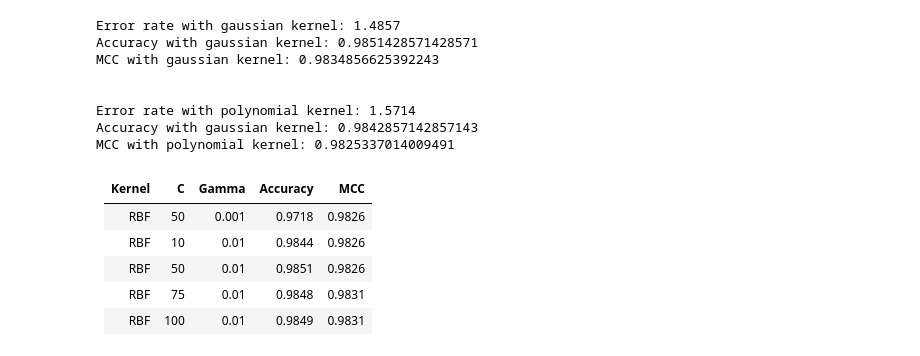
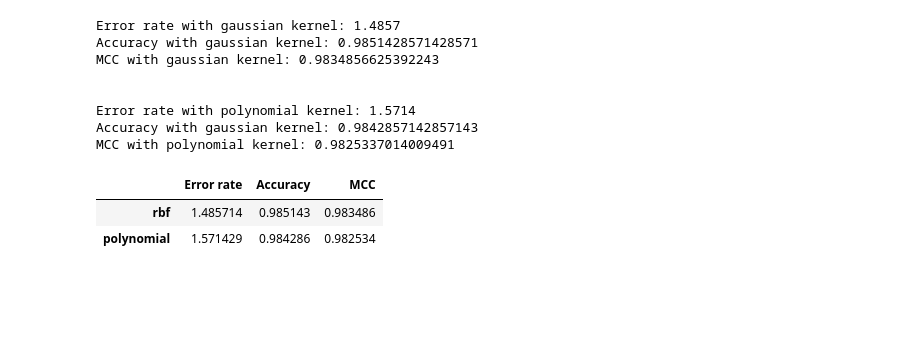
Before and after one commit to matteobolner/AML_Basic, a Jupyter notebook: AML.ipynb, the cells around one changed output. Cells and saved outputs as stored; diff of their text form; code cells hidden in the pictures; blank space fills up the shorter version.

```diff
--- a/AML.ipynb
+++ b/AML.ipynb
@@ -255,4 +243,13 @@ MCC with polynomial kernel: 0.9825337014009491
 # %%
 error_rates = [error_rate_rbf, error_rate_poly]
 accuracies = [accuracy_rbf, accuracy_poly]
 mccs = [mcc_rbf, mcc_poly]
+pd.DataFrame(
+    {'Error rate': error_rates,
+     'Accuracy': accuracies,
+     'MCC': mccs
+    }, index = ['rbf', 'polynomial'])
+# %% [output]
+|  | Error rate | Accuracy | MCC |
+| rbf | 1.485714 | 0.985143 | 0.983486 |
+| polynomial | 1.571429 | 0.984286 | 0.982534 |
@@ -261,8 +255,0 @@ mccs = [mcc_rbf, mcc_poly]
-# %% [markdown]
-| Kernel| C | Gamma | Accuracy | MCC |
-|---|---|---|---|---|
-|RBF| 50 | 0.001 | 0.9718 | 0.9826
-|RBF| 10 | 0.01 | 0.9844 | 0.9826
-|RBF| 50 | 0.01 | 0.9851 | 0.9826
-|RBF| 75 | 0.01 | 0.9848 | 0.9831
-|RBF| 100 | 0.01 | 0.9849 | 0.9831
```
Also changed, not shown: parts of 8 cells of this notebook.
